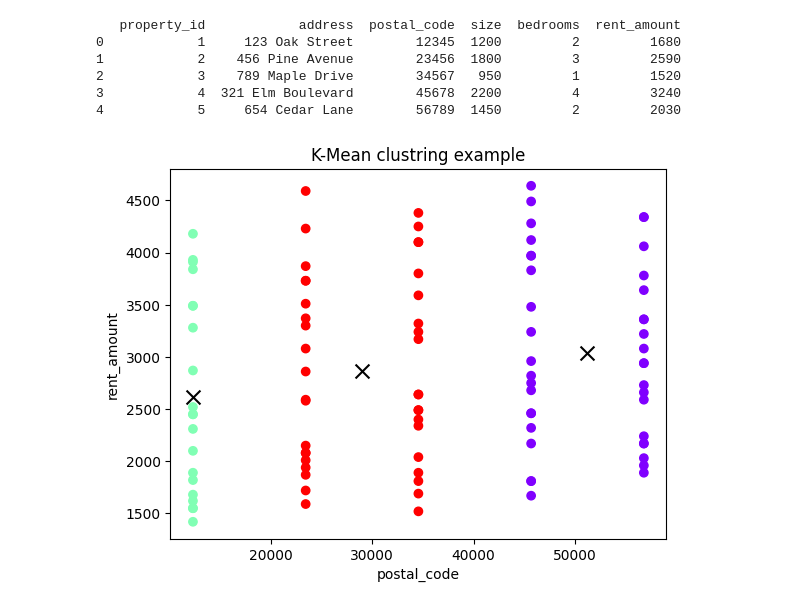
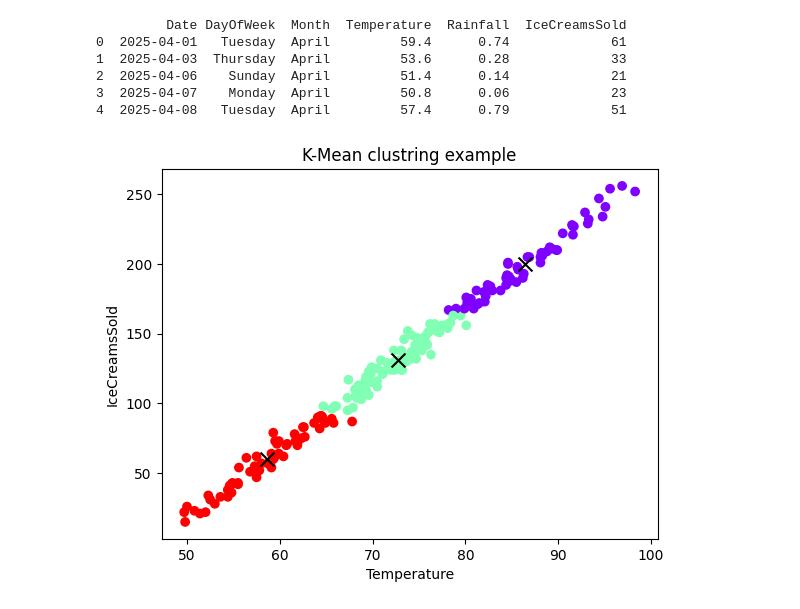
Before and after one commit to NITHYASHREE-N-RAJ/k-means-clustring-example-group-customers, a Jupyter notebook: K-mean_clustring.ipynb, the cells around one changed output. Drawn from its saved outputs; the diff is of its cells as text; code cells hidden in the pictures.

Commit message:
k-mkean clustering example of ice cream sold with temprature

```diff
--- a/K-mean_clustring.ipynb
+++ b/K-mean_clustring.ipynb
@@ -7,30 +7,30 @@ import matplotlib.pyplot as plt
 from sklearn.cluster import KMeans
 # %%
 #sample
-df=pd.read_csv('/content/home-rental.csv')
+df=pd.read_csv('/content/ice-cream.csv')
 print(df.head())
 # %% [output]
-   property_id            address  postal_code  size  bedrooms  rent_amount
-0            1     123 Oak Street        12345  1200         2         1680
-1            2    456 Pine Avenue        23456  1800         3         2590
-2            3    789 Maple Drive        34567   950         1         1520
-3            4  321 Elm Boulevard        45678  2200         4         3240
-4            5     654 Cedar Lane        56789  1450         2         2030
+         Date DayOfWeek  Month  Temperature  Rainfall  IceCreamsSold
+0  2025-04-01   Tuesday  April         59.4      0.74             61
+1  2025-04-03  Thursday  April         53.6      0.28             33
+2  2025-04-06    Sunday  April         51.4      0.14             21
+3  2025-04-07    Monday  April         50.8      0.06             23
+4  2025-04-08   Tuesday  April         57.4      0.79             51
 # %%
 #create k-mean model
 kmean = KMeans(n_clusters=3,random_state=42)
-df['cluster']= kmean.fit_predict(df[['postal_code','rent_amount']])
+df['cluster']= kmean.fit_predict(df[['Temperature','IceCreamsSold']])
 # %%
 #centroids
 centroids =kmean.cluster_centers_
 # %%
 
 #plot clusters
-plt.scatter(df['postal_code'],df['rent_amount'],c=df['cluster'],cmap='rainbow')
+plt.scatter(df['Temperature'],df['IceCreamsSold'],c=df['cluster'],cmap='rainbow')
 plt.scatter(centroids[:,0],centroids[:,1],color='black',marker='x',s=100)#centroids
-plt.xlabel('postal_code')
-plt.ylabel('rent_amount')
+plt.xlabel('Temperature')
+plt.ylabel('IceCreamsSold')
 plt.title("K-Mean clustring example")
 plt.show()
 # %% [output]
-[figure, old version]
+[figure, new version]
```
